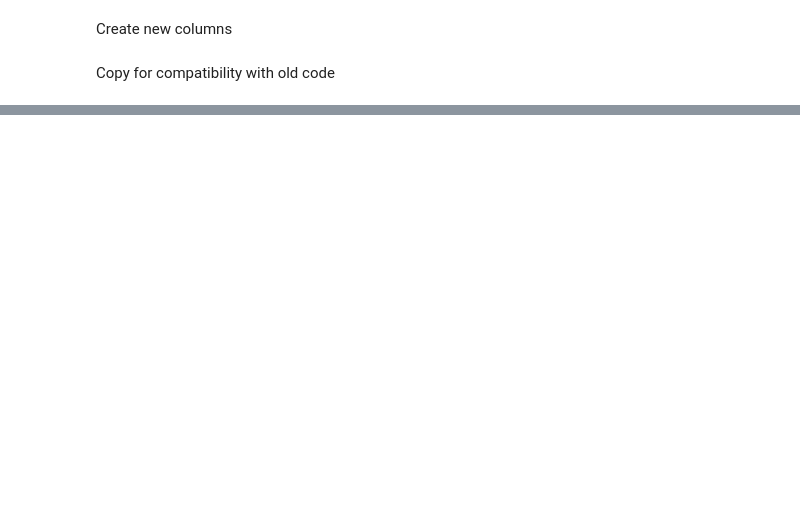
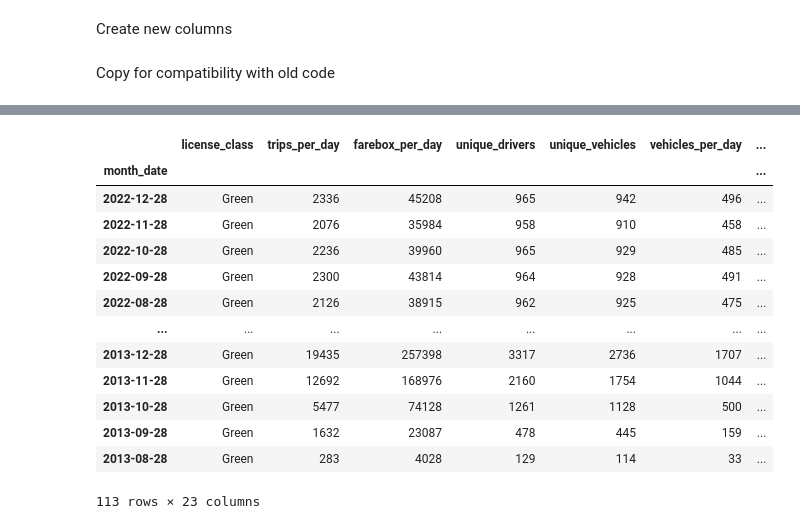
Before and after one commit to francomyburg/Proyecto_grupal_DS, a Jupyter notebook: luciano/ETL.ipynb, the cells around one changed output, grey strips where cells are left out. Drawn from its saved outputs; the diff is of its cells as text; code cells hidden in the pictures; blank space fills up the shorter version.

```diff
--- a/luciano/ETL.ipynb
+++ b/luciano/ETL.ipynb
@@ -511,0 +574,22 @@ industry_metrics.to_csv('df.csv')
+# %%
+# Filtrar las filas donde la columna 'license_class' es igual a 'Green'
+green = industry_metrics[industry_metrics['license_class'] == 'Green'].copy()
+green = green.set_index('month_date')
+green.to_csv('green.csv')
+green = pd.read_csv('green.csv',index_col=['month_date'])
+green
+# %% [output]
+|  | license_class | trips_per_day | farebox_per_day | unique_drivers | unique_vehicles | vehicles_per_day | ... |
+| month_date |  |  |  |  |  |  | ... |
+| 2022-12-28 | Green | 2336 | 45208 | 965 | 942 | 496 | ... |
+| 2022-11-28 | Green | 2076 | 35984 | 958 | 910 | 458 | ... |
+| 2022-10-28 | Green | 2236 | 39960 | 965 | 929 | 485 | ... |
+| 2022-09-28 | Green | 2300 | 43814 | 964 | 928 | 491 | ... |
+| 2022-08-28 | Green | 2126 | 38915 | 962 | 925 | 475 | ... |
+| ... | ... | ... | ... | ... | ... | ... | ... |
+| 2013-12-28 | Green | 19435 | 257398 | 3317 | 2736 | 1707 | ... |
+| 2013-11-28 | Green | 12692 | 168976 | 2160 | 1754 | 1044 | ... |
+| 2013-10-28 | Green | 5477 | 74128 | 1261 | 1128 | 500 | ... |
+| 2013-09-28 | Green | 1632 | 23087 | 478 | 445 | 159 | ... |
+| 2013-08-28 | Green | 283 | 4028 | 129 | 114 | 33 | ... |
+113 rows × 23 columns
```
Also changed, not shown: parts of 21 cells of this notebook, 4 other files.
